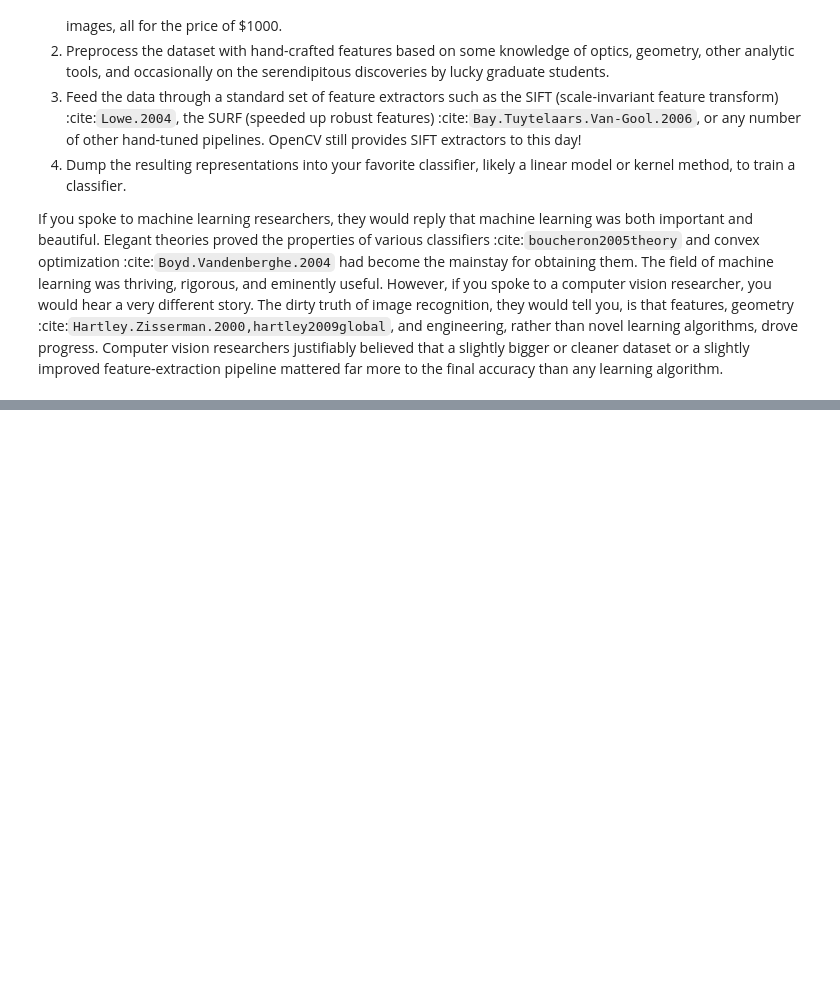
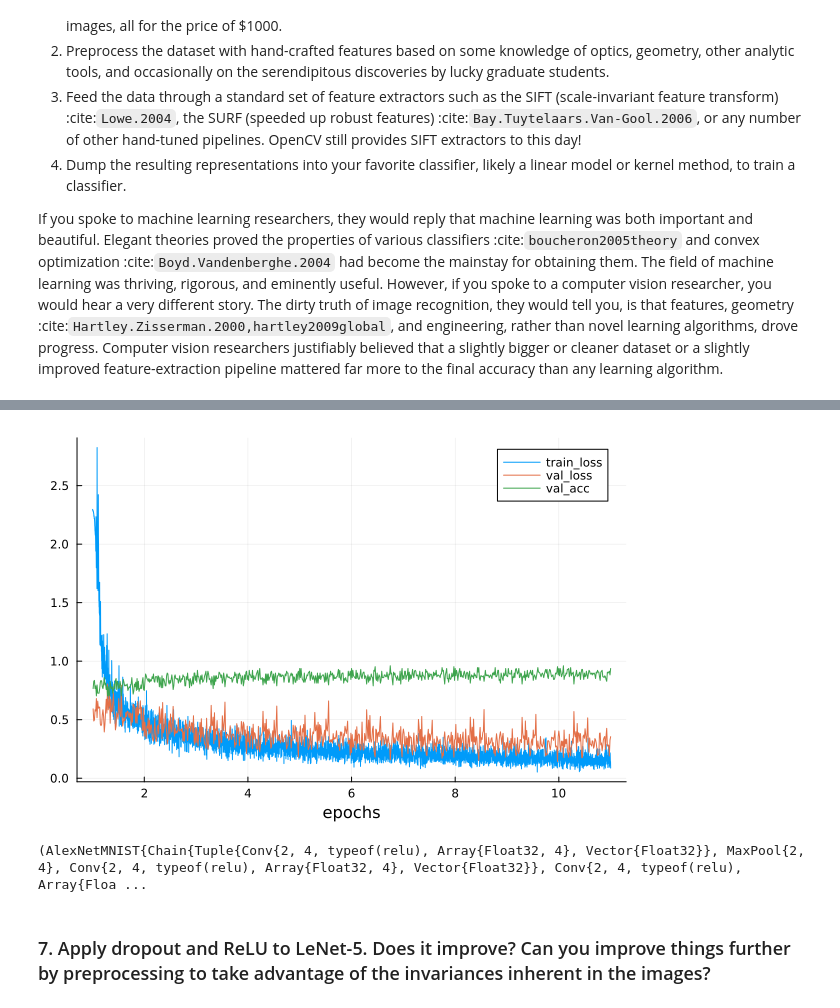
Before and after one commit to ashutosh-b-b/d2l-julia, a Jupyter notebook: Julia_Notebooks/CH6.ModernConvolutionalNeuralNetworks/MCNN_1.ipynb, the cells around one changed output, grey strips where cells are left out. Saved outputs shown, nothing was run; the diff lists cells and outputs as text; code cells hidden in the pictures; blank space fills up the shorter version.

```diff
--- a/Julia_Notebooks/CH6.ModernConvolutionalNeuralNetworks/MCNN_1.ipynb
+++ b/Julia_Notebooks/CH6.ModernConvolutionalNeuralNetworks/MCNN_1.ipynb
@@ -348,0 +480,29 @@ d2lai.FashionMNISTData{@NamedTuple{features::Array{Float32, 3}, targets::Vector{
+# %%
+struct AlexNetMNIST{N} <: AbstractClassifier
+    net::N
+end
+
+function AlexNetMNIST(; num_classes = 10)
+    net = Flux.@autosize (28, 28, 1, 1) Chain(
+        Conv((7, 7), _ => 64, relu, stride = 2, pad = 1),
+        MaxPool((3,3), stride = 2),
+        Conv((3, 3), _ => 128, relu, pad = 1),
+        Conv((3, 3), _ => 128, relu, pad = 1),
+        Conv((3, 3), _ => 128, relu, pad = 1),
+        MaxPool((3,3), stride=2),
+        Flux.flatten,
+        Dense(_ => 1024), relu, Dropout(0.5),
+        Dense(1024 => num_classes), softmax
+
+    )
+    AlexNetMNIST(net)
+end
+
+Flux.@layer AlexNetMNIST
+
+model = AlexNetMNIST(;num_classes = 10)
+opt = Descent(0.1)
+data_28_28 = d2lai.FashionMNISTData(batchsize = 128)
+trainer = Trainer(model, data_28_28, opt; max_epochs = 10, gpu = true, board_yscale = :identity)
+t = d2lai.fit(trainer)
+# %% [output]
@@ -348,0 +519,4 @@ d2lai.FashionMNISTData{@NamedTuple{features::Array{Float32, 3}, targets::Vector{
+[figure, added]
+(AlexNetMNIST{Chain{Tuple{Conv{2, 4, typeof(relu), Array{Float32, 4}, Vector{Float32}}, MaxPool{2, 4}, Conv{2, 4, typeof(relu), Array{Float32, 4}, Vector{Float32}}, Conv{2, 4, typeof(relu), Array{Floa ...
+# %% [markdown]
+### 7. Apply dropout and ReLU to LeNet-5. Does it improve? Can you improve things further by preprocessing to take advantage of the invariances inherent in the images?
```
Also changed, not shown: parts of 13 cells of this notebook.
